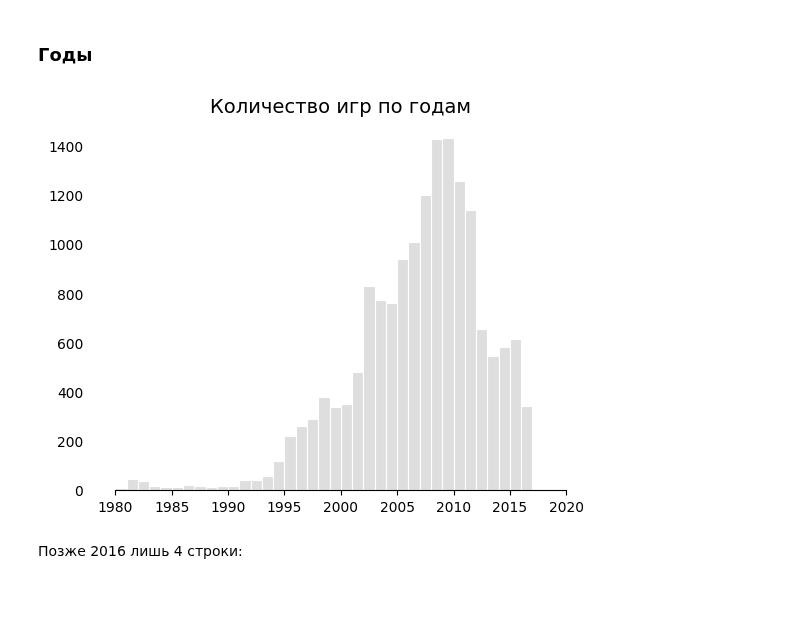
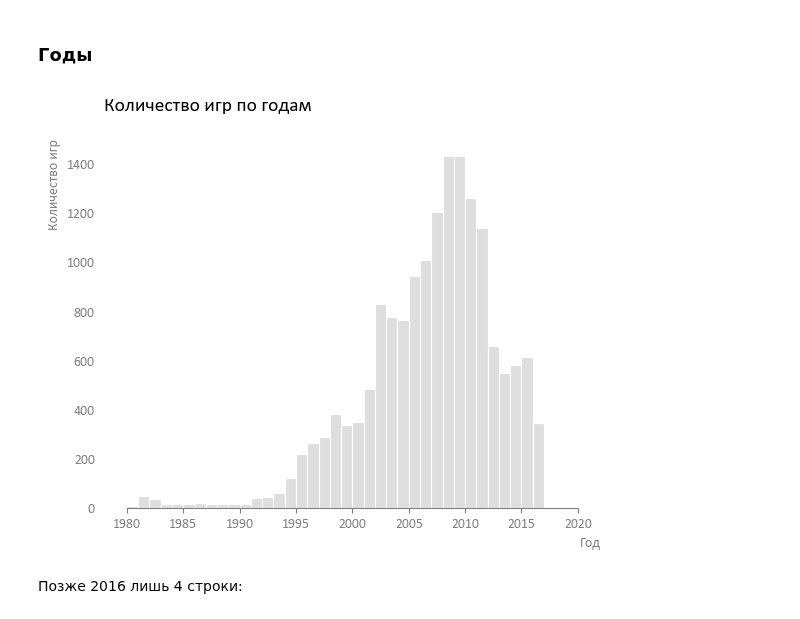
Before and after one commit to ekhavronina/data_analytics, a Jupyter notebook: video_games/video_game_sales_reboot.ipynb, the cells around one changed output. Saved outputs shown, nothing was run; the diff lists cells and outputs as text; code cells hidden in the pictures.

```diff
--- a/video_games/video_game_sales_reboot.ipynb
+++ b/video_games/video_game_sales_reboot.ipynb
@@ -200,29 +201,37 @@ games[games['Global_Sales'] == games['Global_Sales'].max()]
 ### Годы
 # %%
 # Стиль графиков
-sns.set_style({'axes.grid': False,
+fontdict = {'fontsize': 14, 'font':'Calibri'}
+
+sns.set_style({'axes.grid': False,                               # сетка
                'axes.facecolor': 'white',                        # цвет фона
+               'axes.labelcolor': 'grey',                        # цвет лейблов
+               'axes.edgecolor': 'grey',                         # цвет осей
                'patch.edgecolor': 'white',                       # цвет границ
-               'ytick.left': False                               # "-" после показателя
+               'ytick.left': False,                              # "-" после показателя
+               'xtick.color': 'grey',
+               'ytick.color': 'grey',
+               'font.family': ['sans-serif'],
+               'font.sans-serif': ['Calibri']
               })
 
 
 # Гистограмма
 sns.histplot(data=games,
              x='Year',
              binwidth=1,
              color='lightgrey'
 #              edgecolor='white'
             )
 
 sns.despine(left=True, bottom=False, trim=True)                # убирает границы
-plt.title('Количество игр по годам', fontdict={'fontsize': 14})
-plt.xlabel(None)
-plt.ylabel(None)
+plt.title('Количество игр по годам', fontdict=fontdict, loc='left', pad=20)
+plt.xlabel('Год', loc='right')
+plt.ylabel('Количество игр', loc='top')
 
 plt.show()
 # %% [output]
-[figure, old version]
+[figure, new version]
 # %% [markdown]
 Позже 2016 лишь 4 строки:
 # %%
```
Also changed, not shown: parts of 6 cells of this notebook.
